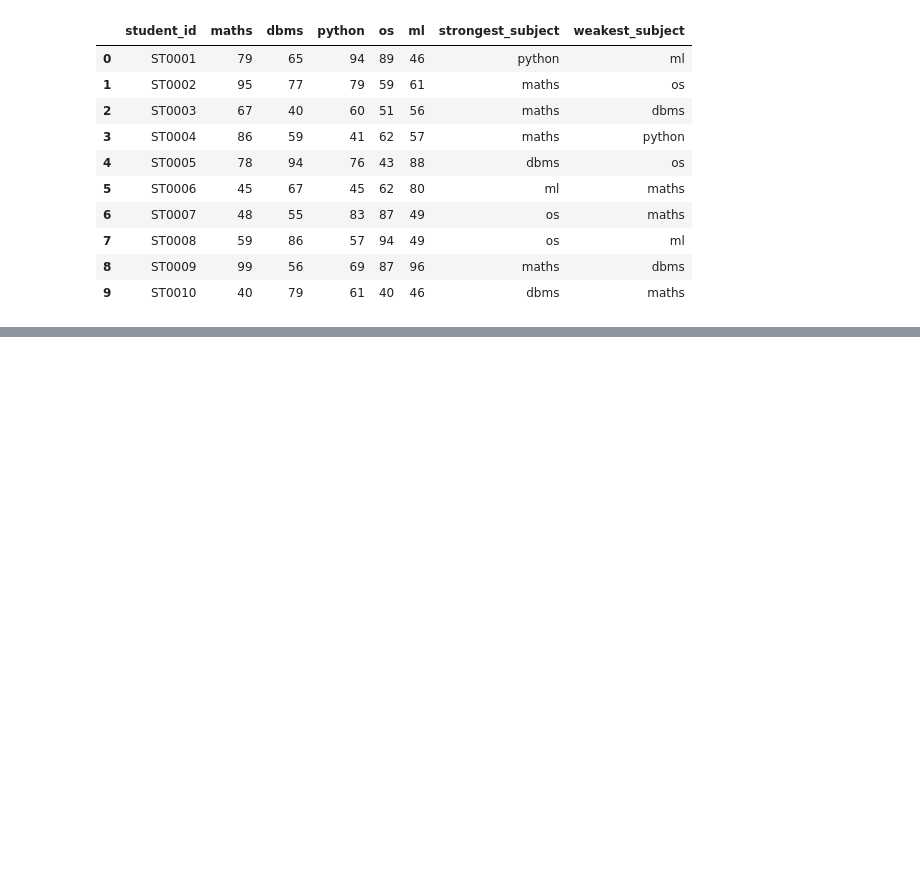
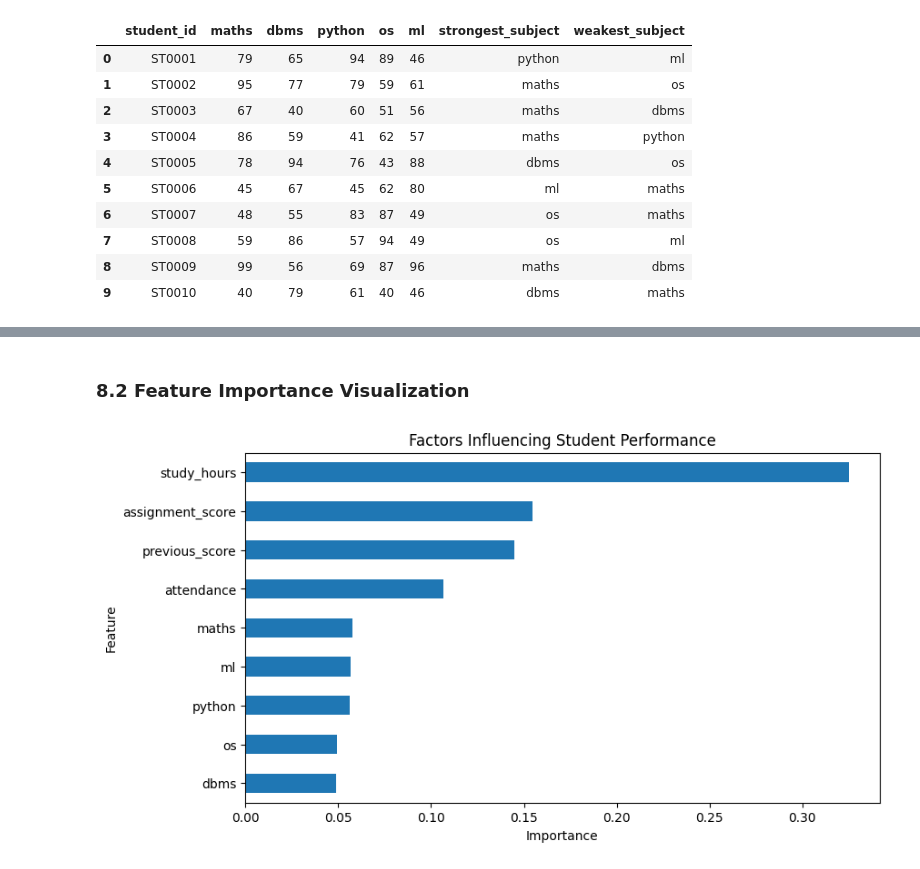
Before and after one commit to Nithin-M11/ai-student-learning-insights, a Jupyter notebook: AI_Student_Learning_Insights.ipynb, the cells around one changed output, grey strips where cells are left out. Cells and saved outputs as stored; diff of their text form; code cells hidden in the pictures; blank space fills up the shorter version.

```diff
--- a/AI_Student_Learning_Insights.ipynb
+++ b/AI_Student_Learning_Insights.ipynb
@@ -381,0 +1197,9 @@ df["weakest_subject"] = df[subjects].idxmin(axis=1)
+# %%
+model = RandomForestRegressor(
+    n_estimators=100,
+    random_state=42
+)
+
+model.fit(X_train, y_train)
+
+print("Model training completed successfully!")
@@ -381,0 +1239,8 @@ df["weakest_subject"] = df[subjects].idxmin(axis=1)
+# %%
+feature_importance = pd.Series(
+    model.feature_importances_,
+    index=features
+).sort_values(ascending=False)
+
+print("Feature Importance:")
+print(feature_importance)
@@ -381,0 +1259,14 @@ df["weakest_subject"] = df[subjects].idxmin(axis=1)
+# %% [markdown]
+### 8.2 Feature Importance Visualization
+# %%
+plt.figure(figsize=(9, 5))
+
+feature_importance.sort_values().plot(kind="barh")
+
+plt.xlabel("Importance")
+plt.ylabel("Feature")
+plt.title("Factors Influencing Student Performance")
+
+plt.show()
+# %% [output]
+[figure, added]
```
Also changed, not shown: parts of 56 cells of this notebook.
